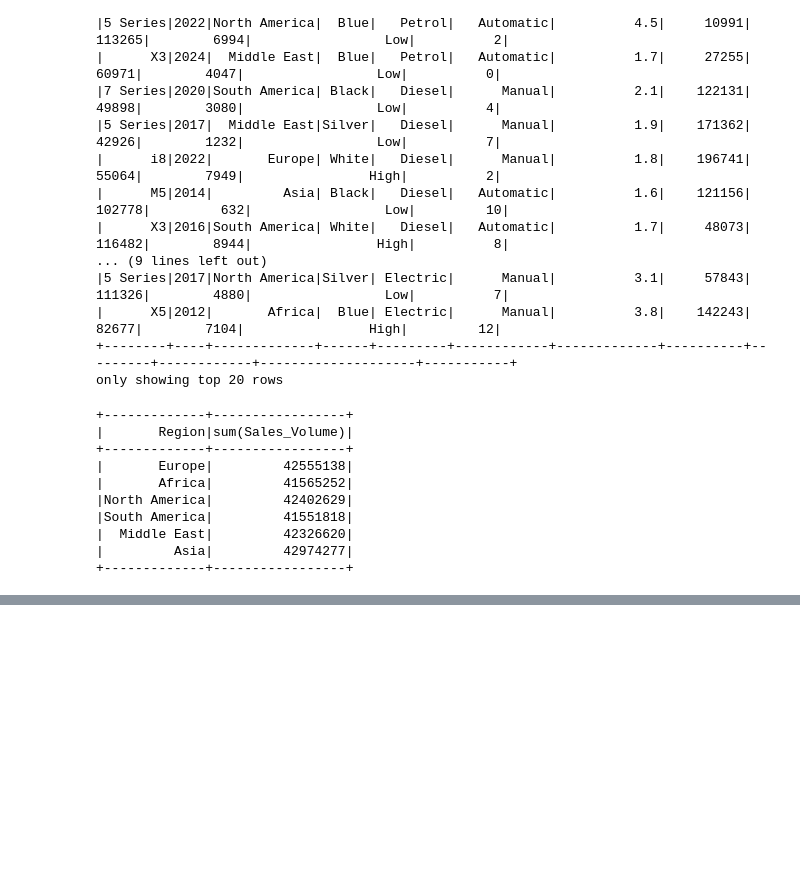
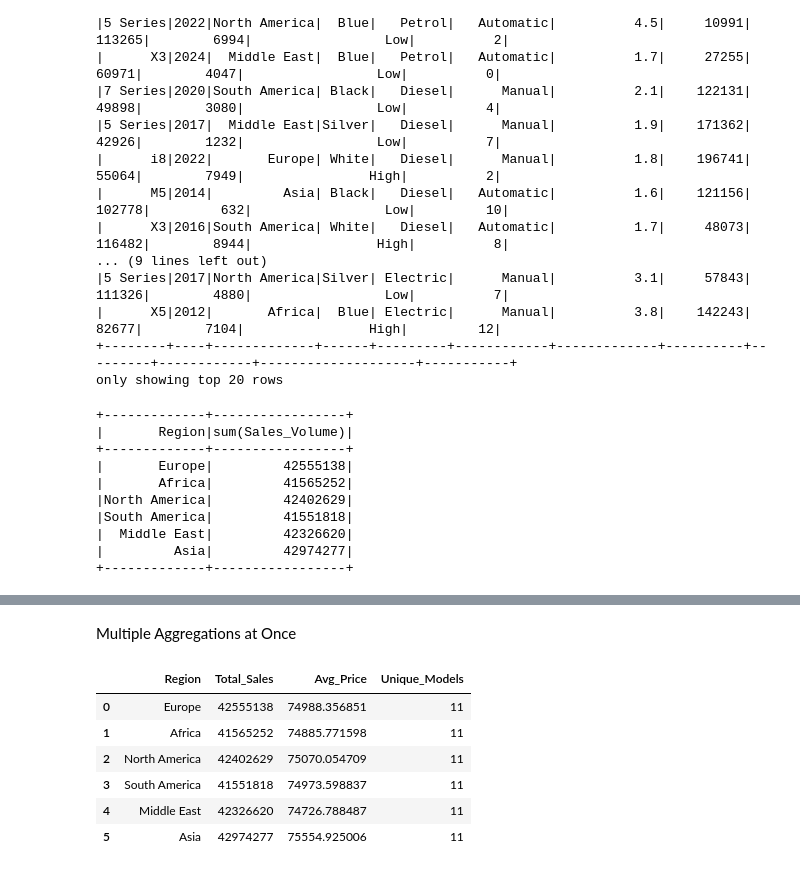
Before and after one commit to dinkardongre/pyspark-data-analysis, a Jupyter notebook: sales_data_analysis.ipynb, the cells around one changed output, grey strips where cells are left out. Saved outputs shown, nothing was run; the diff lists cells and outputs as text; code cells hidden in the pictures; blank space fills up the shorter version.

```diff
--- a/sales_data_analysis.ipynb
+++ b/sales_data_analysis.ipynb
@@ -168,0 +263,16 @@ df.groupBy("Region").agg(F.sum("Sales_Volume")).show()
+# %% [markdown]
+Multiple Aggregations at Once
+# %%
+df.groupBy("Region").agg(
+    F.sum("Sales_Volume").alias("Total_Sales"),
+    F.avg("Price_USD").alias("Avg_Price"),
+    F.countDistinct("Model").alias("Unique_Models")
+).toPandas()
+# %% [output]
+|  | Region | Total_Sales | Avg_Price | Unique_Models |
+| 0 | Europe | 42555138 | 74988.356851 | 11 |
+| 1 | Africa | 41565252 | 74885.771598 | 11 |
+| 2 | North America | 42402629 | 75070.054709 | 11 |
+| 3 | South America | 41551818 | 74973.598837 | 11 |
+| 4 | Middle East | 42326620 | 74726.788487 | 11 |
+| 5 | Asia | 42974277 | 75554.925006 | 11 |
```
Also changed, not shown: parts of 22 cells of this notebook, 1 other file.
